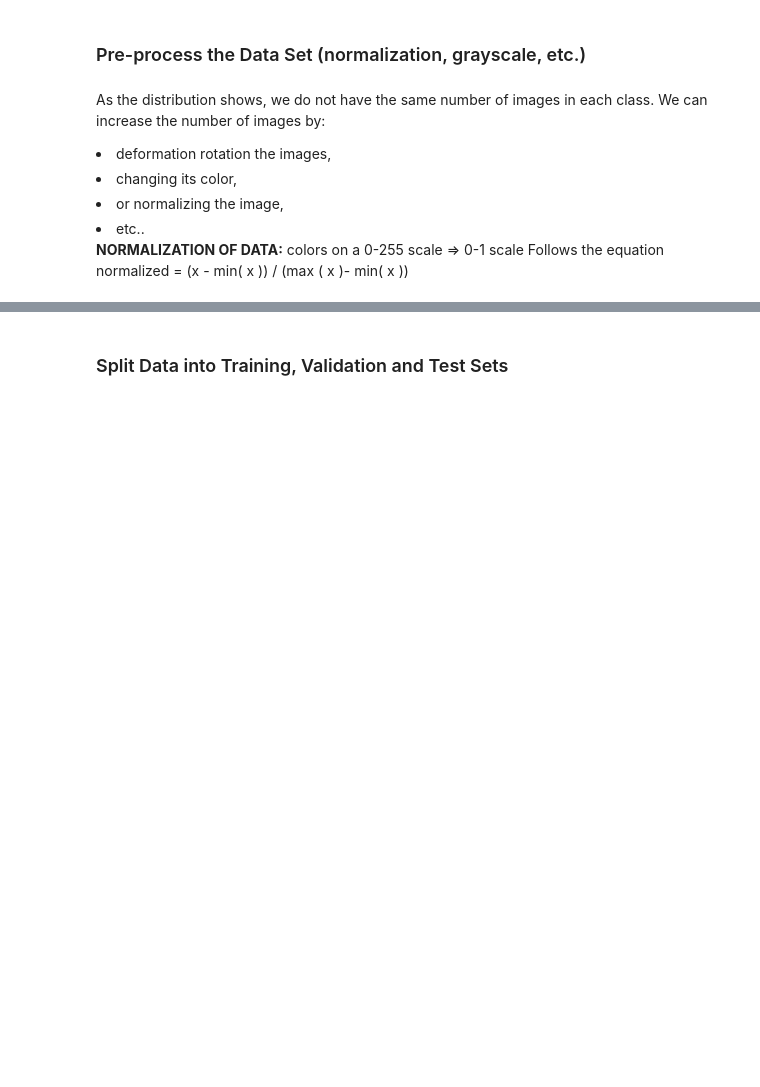
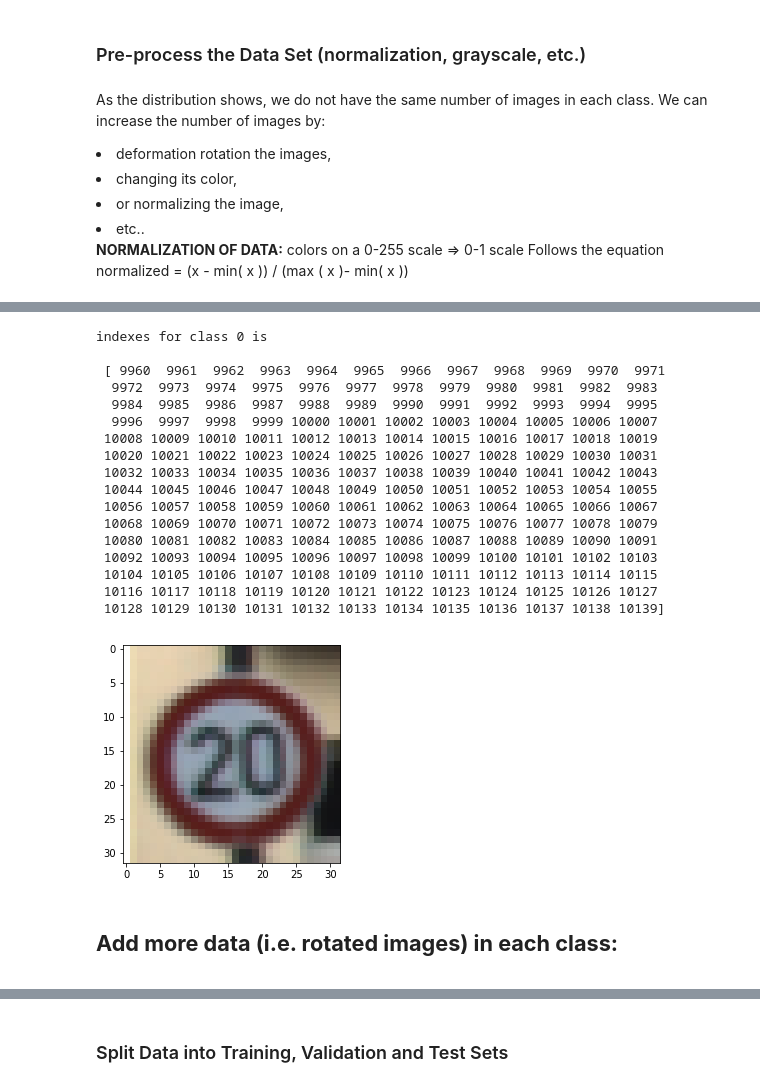
Before and after one commit to sebastienpig/TrafficSignClassifier, a Jupyter notebook: SebastienPignolo_TrafficSignClassifier.ipynb, the cells around one changed output, grey strips where cells are left out. Cells and saved outputs as stored; diff of their text form; code cells hidden in the pictures; blank space fills up the shorter version.

```diff
--- a/SebastienPignolo_TrafficSignClassifier.ipynb
+++ b/SebastienPignolo_TrafficSignClassifier.ipynb
@@ -289,0 +312,31 @@ training set is 34799 elements
+# %%
+#Getting indexes of label of class 20
+expanded_labels = y_train
+searchval = 0 # 180 elements fopr this class
+ii = np.where(y_train == searchval)[0]
+print ("indexes for class %d is \n\n %s"%(searchval,ii))
+
+plt.subplot(1,1,1)
+plt.imshow(X_train[9960])
+plt.show()
+# %% [output]
+indexes for class 0 is
+
+ [ 9960  9961  9962  9963  9964  9965  9966  9967  9968  9969  9970  9971
+  9972  9973  9974  9975  9976  9977  9978  9979  9980  9981  9982  9983
+  9984  9985  9986  9987  9988  9989  9990  9991  9992  9993  9994  9995
+  9996  9997  9998  9999 10000 10001 10002 10003 10004 10005 10006 10007
+ 10008 10009 10010 10011 10012 10013 10014 10015 10016 10017 10018 10019
+ 10020 10021 10022 10023 10024 10025 10026 10027 10028 10029 10030 10031
+ 10032 10033 10034 10035 10036 10037 10038 10039 10040 10041 10042 10043
+ 10044 10045 10046 10047 10048 10049 10050 10051 10052 10053 10054 10055
+ 10056 10057 10058 10059 10060 10061 10062 10063 10064 10065 10066 10067
+ 10068 10069 10070 10071 10072 10073 10074 10075 10076 10077 10078 10079
+ 10080 10081 10082 10083 10084 10085 10086 10087 10088 10089 10090 10091
+ 10092 10093 10094 10095 10096 10097 10098 10099 10100 10101 10102 10103
+ 10104 10105 10106 10107 10108 10109 10110 10111 10112 10113 10114 10115
+ 10116 10117 10118 10119 10120 10121 10122 10123 10124 10125 10126 10127
+ 10128 10129 10130 10131 10132 10133 10134 10135 10136 10137 10138 10139]
+[figure, added]
+# %% [markdown]
+<b><h2>Add more data (i.e. rotated images) in each class:</h2></b>
```
Also changed, not shown: parts of 13 cells of this notebook.
